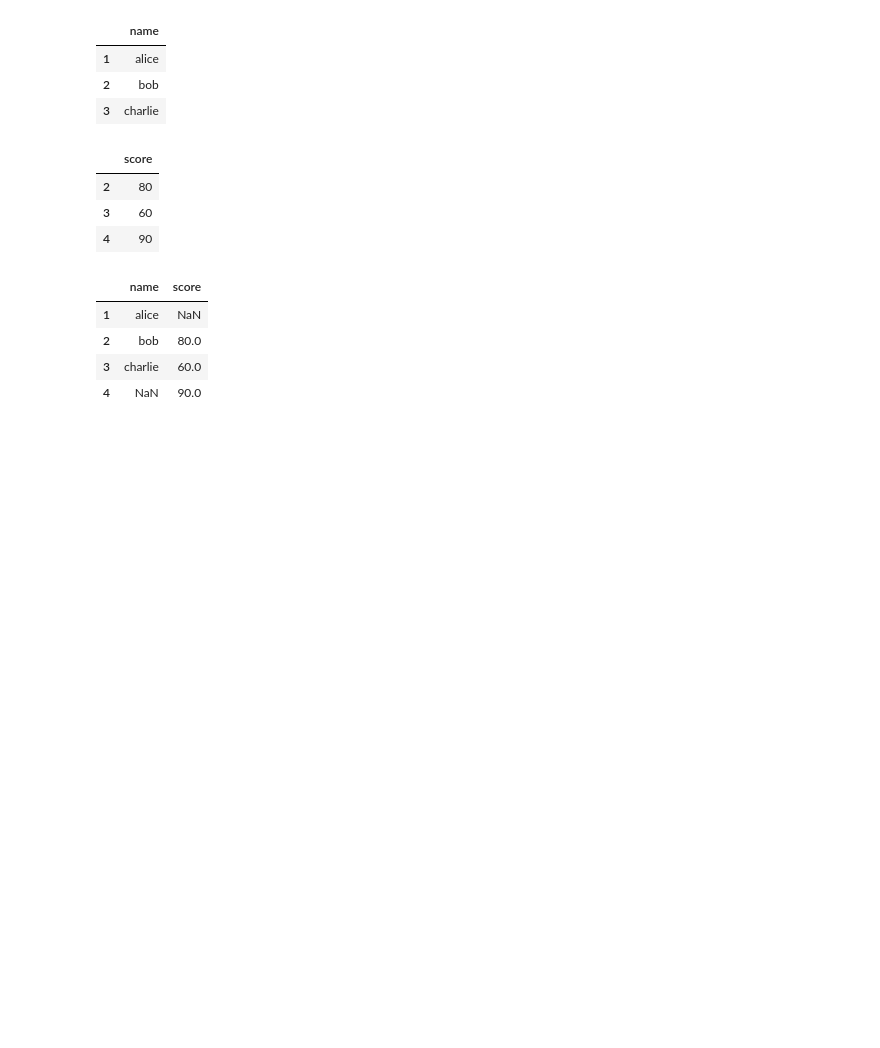
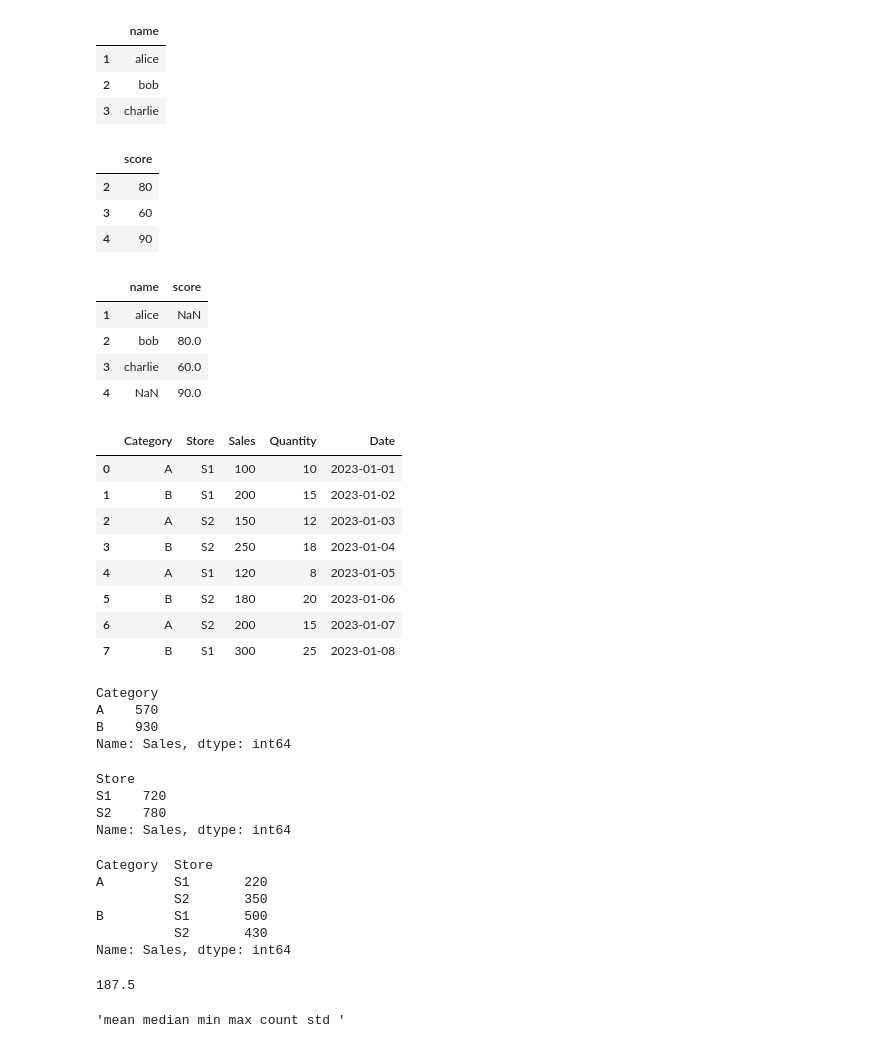
Before and after one commit to Arth9vansola/ml_prac, a Jupyter notebook: numpy_pandas practice/pandas_prac.ipynb, the cells around one changed output. Drawn from its saved outputs; the diff is of its cells as text; code cells hidden in the pictures; blank space fills up the shorter version.

```diff
--- a/numpy_pandas practice/pandas_prac.ipynb
+++ b/numpy_pandas practice/pandas_prac.ipynb
@@ -323,3 +323,66 @@ df1.join(df2,how='outer')
 | 2 | bob | 80.0 |
 | 3 | charlie | 60.0 |
 | 4 | NaN | 90.0 |
+# %%
+# group by aggregation
+
+data = {
+    'Category': ['A', 'B', 'A', 'B', 'A', 'B', 'A', 'B'],
+    'Store': ['S1', 'S1', 'S2', 'S2', 'S1', 'S2', 'S2', 'S1'],
+    'Sales': [100, 200, 150, 250, 120, 180, 200, 300],
+    'Quantity': [10, 15, 12, 18, 8, 20, 15, 25],
+    'Date': pd.date_range('2023-01-01', periods=8)
+}
+df = pd.DataFrame(data)
+# %%
+df
+# %% [output]
+|  | Category | Store | Sales | Quantity | Date |
+| 0 | A | S1 | 100 | 10 | 2023-01-01 |
+| 1 | B | S1 | 200 | 15 | 2023-01-02 |
+| 2 | A | S2 | 150 | 12 | 2023-01-03 |
+| 3 | B | S2 | 250 | 18 | 2023-01-04 |
+| 4 | A | S1 | 120 | 8 | 2023-01-05 |
+| 5 | B | S2 | 180 | 20 | 2023-01-06 |
+| 6 | A | S2 | 200 | 15 | 2023-01-07 |
+| 7 | B | S1 | 300 | 25 | 2023-01-08 |
+# %%
+# Group by Category and calculate the sum of Sales
+val = df.groupby('Category')['Sales'].sum()
+print(val)
+# %% [output]
+Category
+A    570
+B    930
+Name: Sales, dtype: int64
+# %%
+# Group by Store and calculate the sum of Sales
+val = df.groupby('Store')['Sales'].sum()
+print(val)
+# %% [output]
+Store
+S1    720
+S2    780
+Name: Sales, dtype: int64
+# %%
+# Group by multiple columns
+# Group by Category and Store
+
+val = df.groupby(['Category', 'Store'])['Sales'].sum()
+print(val)
+# %% [output]
+Category  Store
+A         S1       220
+          S2       350
+B         S1       500
+          S2       430
+Name: Sales, dtype: int64
+# %%
+# aggregation functions can be applied to multiple columns as well. For example, we can calculate the sum of Sales and the average of Quantity for each Category and Store combination.
+
+print(df['Sales'].mean())
+
+"""mean median min max count std """
+# %% [output]
+187.5
+'mean median min max count std '
```
Also changed, not shown: parts of 2 cells of this notebook.
